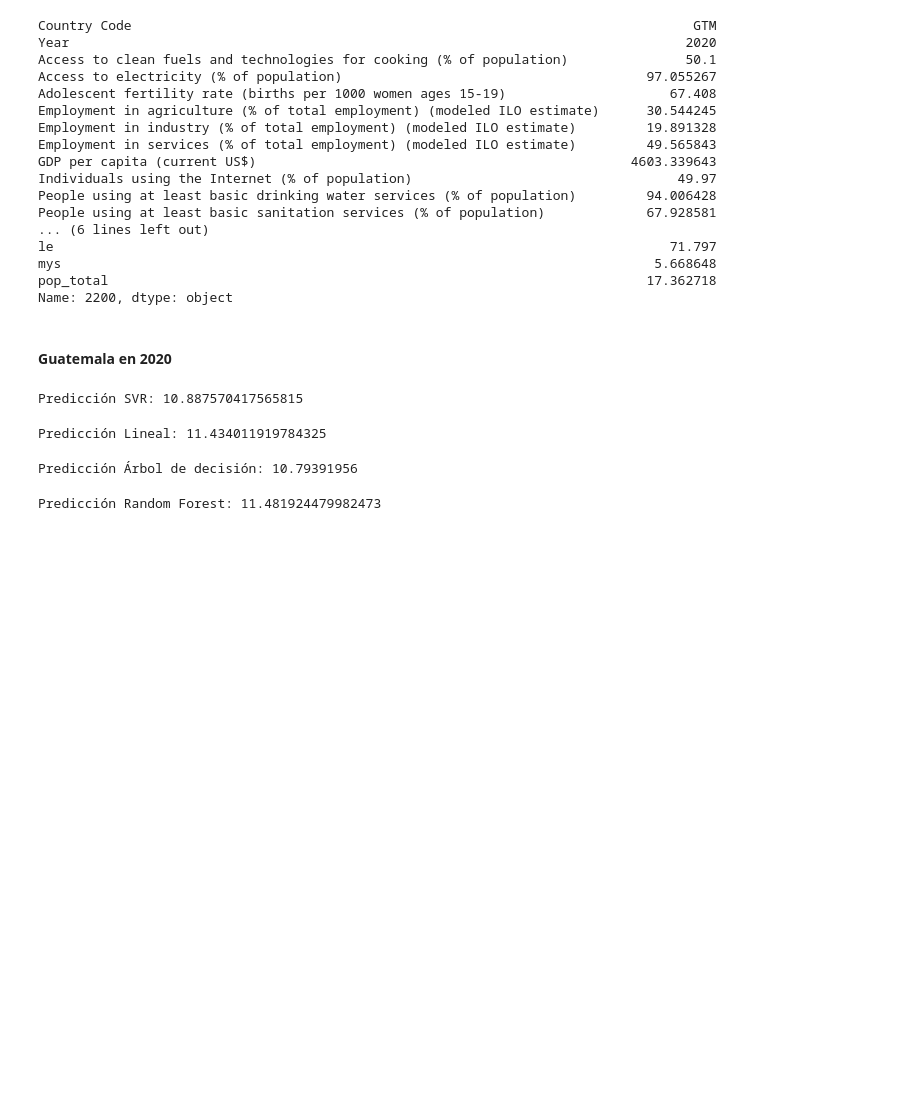
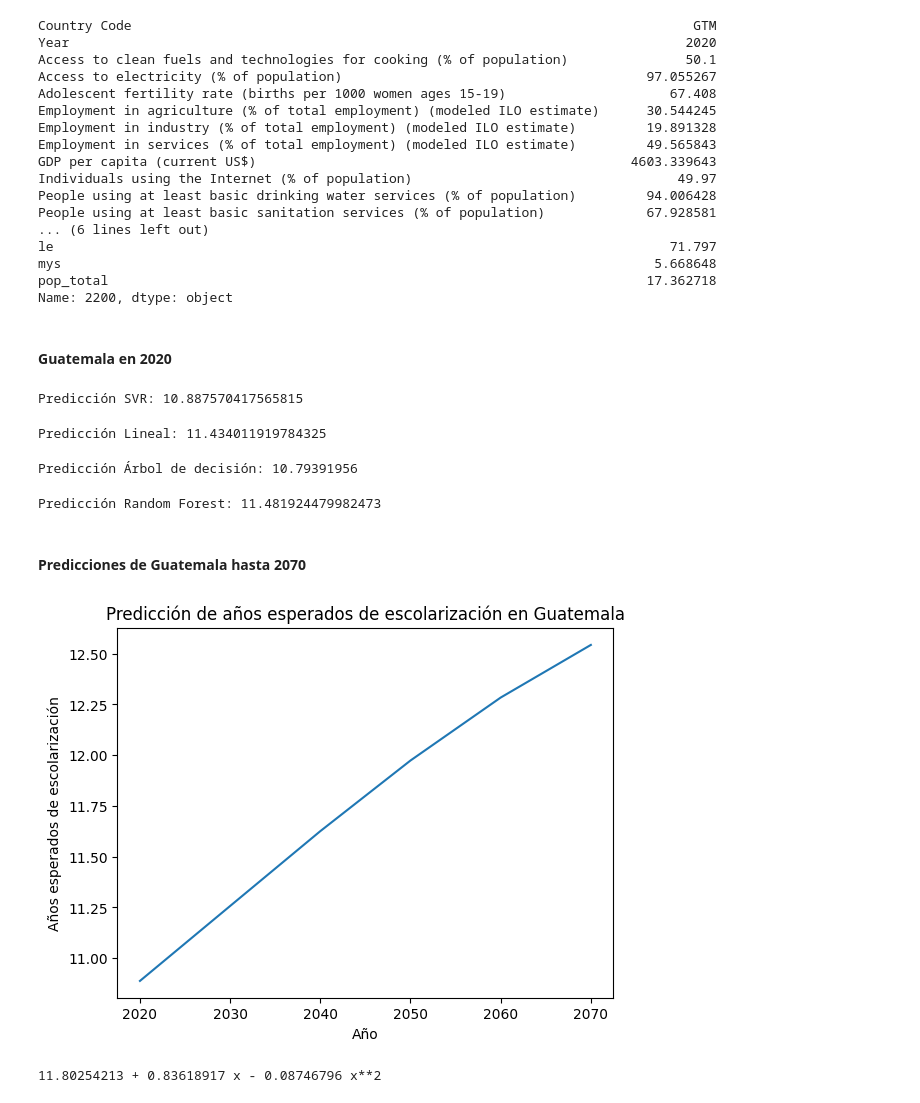
Before and after one commit to Aq202/uvg_mineria_proyecto1, a Jupyter notebook: entrega final/predicciones.ipynb, the cells around one changed output. Drawn from its saved outputs; the diff is of its cells as text; code cells hidden in the pictures; blank space fills up the shorter version.

Commit message:
feat: predicciones nuevas Guatemala

```diff
--- a/entrega final/predicciones.ipynb
+++ b/entrega final/predicciones.ipynb
@@ -374,3 +374,54 @@ pred_ranf = regresor_ranf.predict(val)
 print(f'Predicción Random Forest: {pred_ranf[0]}')
 # %% [output]
 Predicción Random Forest: 11.481924479982473
+# %% [markdown]
+#### Predicciones de Guatemala hasta 2070
+# %%
+prediccion_guatemala_2020 = [[
+    'GTM', 2020, 50.1, 97.055267, 67.408, 30.544245, 19.891328, 49.565843, 4603.339643, 49.97, 94.006428, 67.928581, 80.736687, 3.553, 51.836, 0.638, 71.797, 5.668648, 17.362718
+]]
+prediccion_guatemala_2030 = [[
+    'GTM', 2030, 50.1, 97.055267, 67.408, 30.544245, 19.891328, 49.565843, 4603.339643, 49.97, 94.006428, 67.928581, 80.736687, 3.553, 51.836, 0.638, 71.797, 5.668648, 17.362718
+]]
+prediccion_guatemala_2040 = [[
+    'GTM', 2040, 50.1, 97.055267, 67.408, 30.544245, 19.891328, 49.565843, 4603.339643, 49.97, 94.006428, 67.928581, 80.736687, 3.553, 51.836, 0.638, 71.797, 5.668648, 17.362718
+]]
+prediccion_guatemala_2050 = [[
+    'GTM', 2050, 50.1, 97.055267, 67.408, 30.544245, 19.891328, 49.565843, 4603.339643, 49.97, 94.006428, 67.928581, 80.736687, 3.553, 51.836, 0.638, 71.797, 5.668648, 17.362718
+]]
+prediccion_guatemala_2060 = [[
+    'GTM', 2060, 50.1, 97.055267, 67.408, 30.544245, 19.891328, 49.565843, 4603.339643, 49.97, 94.006428, 67.928581, 80.736687, 3.553, 51.836, 0.638, 71.797, 5.668648, 17.362718
+]]
+prediccion_guatemala_2070 = [[
+    'GTM', 2070, 50.1, 97.055267, 67.408, 30.544245, 19.891328, 49.565843, 4603.339643, 49.97, 94.006428, 67.928581, 80.736687, 3.553, 51.836, 0.638, 71.797, 5.668648, 17.362718
+]]
+# %%
+# para cada prediccion se obtiene el valor de la prediccion con cada modelo
+predicciones = [prediccion_guatemala_2020, prediccion_guatemala_2030, prediccion_guatemala_2040, prediccion_guatemala_2050, prediccion_guatemala_2060, prediccion_guatemala_2070]
+values = []
+for prediccion in predicciones:
+    val = encoder_country_code.transform(prediccion)
+    pred_svr = normalizador_y.inverse_transform(regresor_svr.predict(normalizador_X.transform(val)).reshape(-1,1))
+    values.append(pred_svr[0][0])
+
+# graficar los valores de las predicciones
+import matplotlib.pyplot as plt
+
+plt.plot([2020, 2030, 2040, 2050, 2060, 2070], values)
+plt.xlabel('Año')
+plt.ylabel('Años esperados de escolarización')
+plt.title('Predicción de años esperados de escolarización en Guatemala')
+plt.show()
+# %% [output]
+[figure, added]
+# %%
+# sacar la ecuación de values
+from numpy.polynomial.polynomial import Polynomial
+
+x = [2020, 2030, 2040, 2050, 2060, 2070]
+y = values
+
+p = Polynomial.fit(x, y, 2)
+print(p)
+# %% [output]
+11.80254213 + 0.83618917 x - 0.08746796 x**2
```
